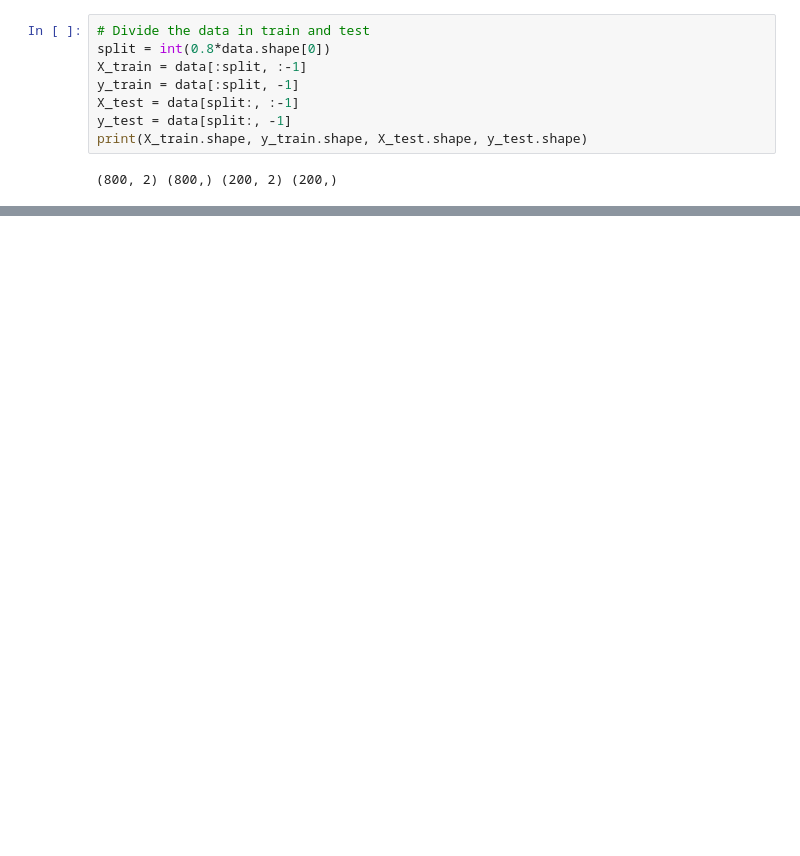
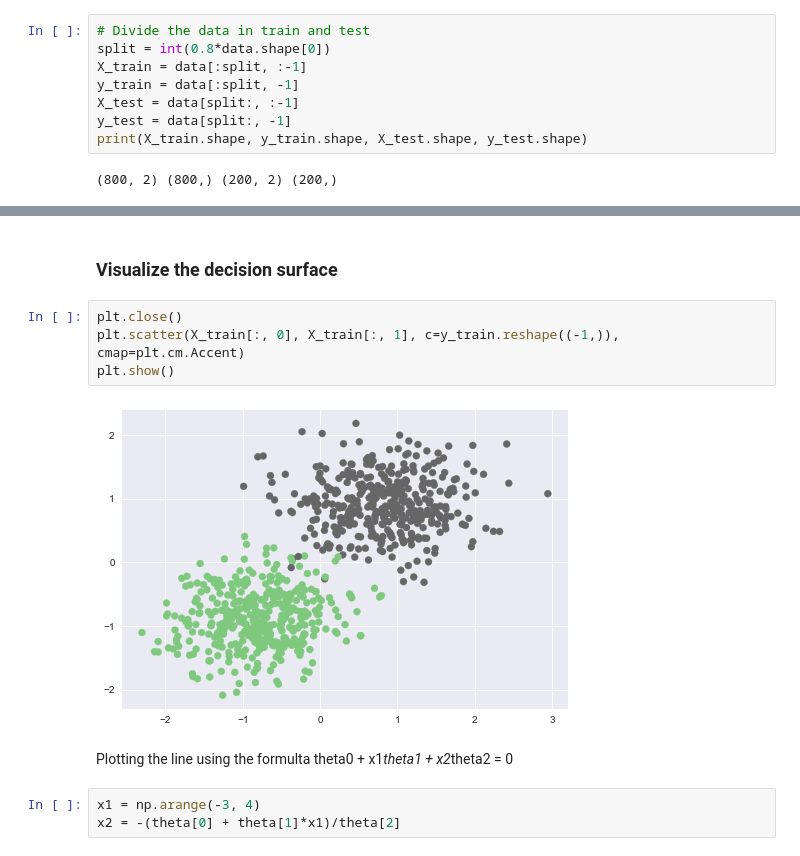
Before and after one commit to PritishWadhwa/ML-Practice, a Jupyter notebook: Python/LogisticRegression/logisticRegression.ipynb, the cells around one changed output, grey strips where cells are left out. Saved outputs shown, nothing was run; the diff lists cells and outputs as text; blank space fills up the shorter version.

```diff
--- a/Python/LogisticRegression/logisticRegression.ipynb
+++ b/Python/LogisticRegression/logisticRegression.ipynb
@@ -61,0 +139,13 @@ print(X_train.shape, y_train.shape, X_test.shape, y_test.shape)
+# %% [markdown]
+### Visualize the decision surface
+# %%
+plt.close()
+plt.scatter(X_train[:, 0], X_train[:, 1], c=y_train.reshape((-1,)), cmap=plt.cm.Accent)
+plt.show()
+# %% [output]
+[figure, added]
+# %% [markdown]
+Plotting the line using the formulta theta0 + x1*theta1 + x2*theta2 = 0
+# %%
+x1 = np.arange(-3, 4)
+x2 = -(theta[0] + theta[1]*x1)/theta[2]
```
Also changed, not shown: parts of 35 cells of this notebook.
